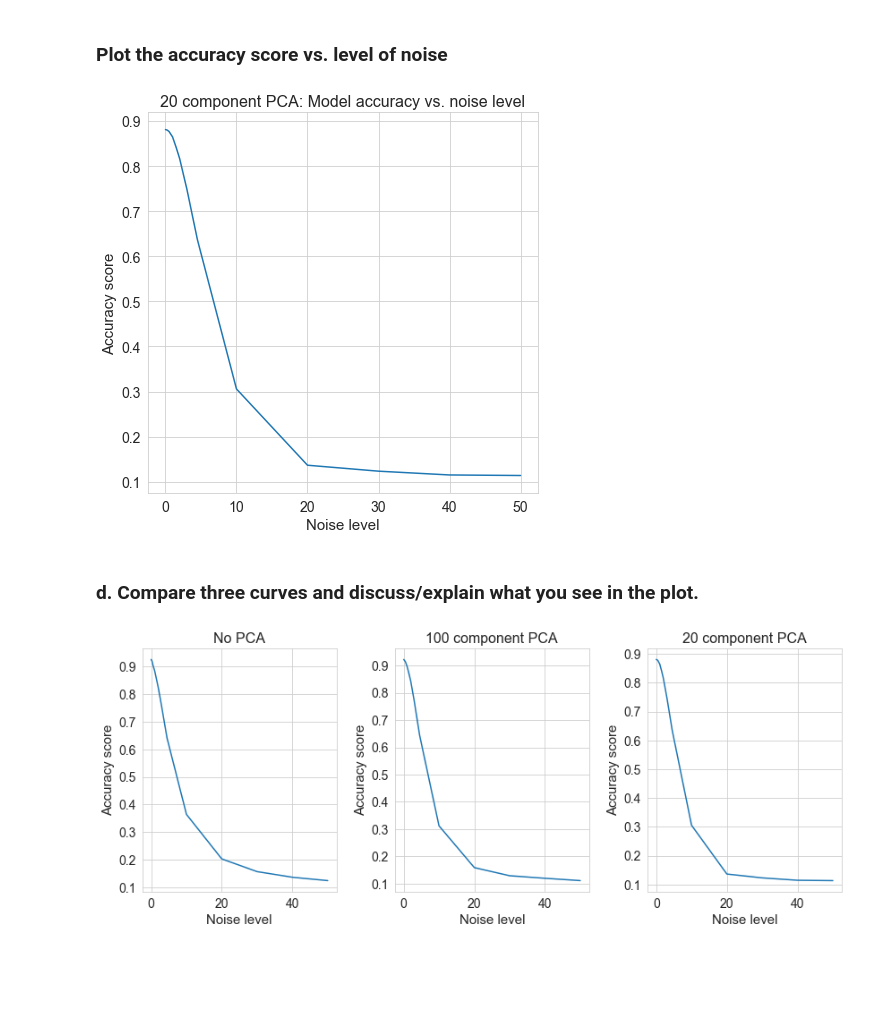
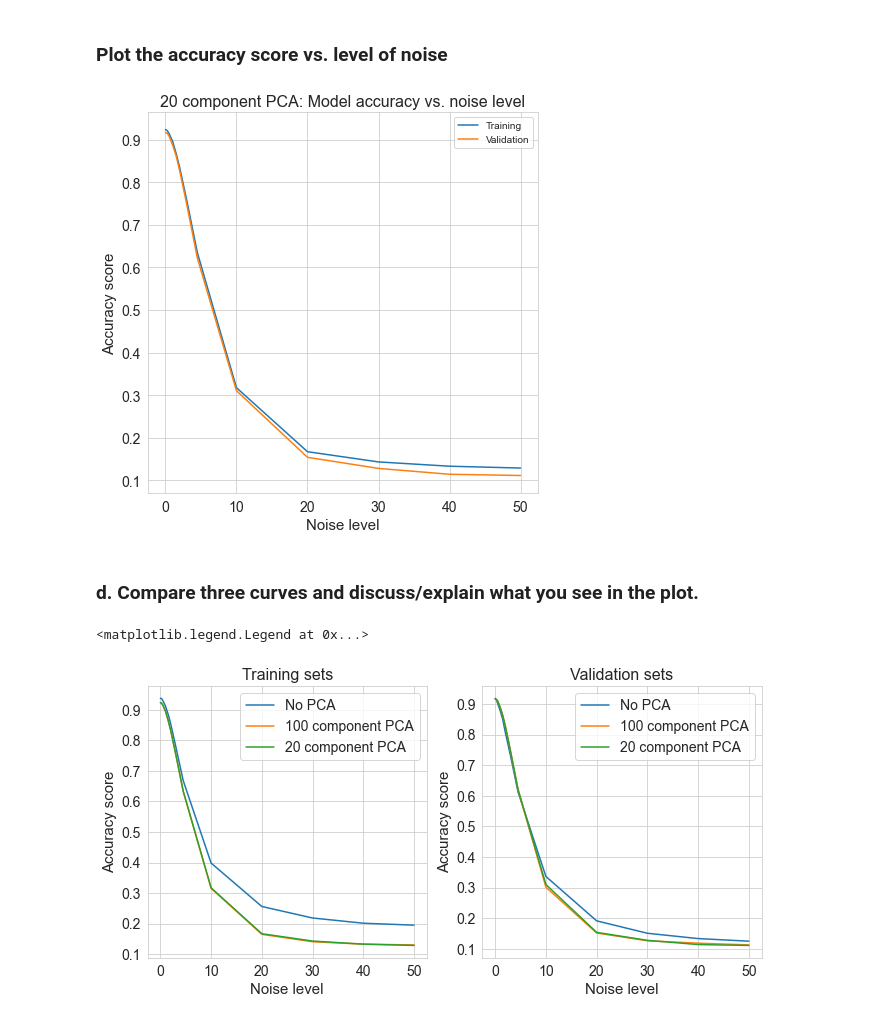
Before and after one commit to drichts/Machine_Learning, a Jupyter notebook: Assign2_drichts/Question_1.ipynb, the cells around one changed output. Drawn from its saved outputs; the diff is of its cells as text; code cells hidden in the pictures; blank space fills up the shorter version.

```diff
--- a/Assign2_drichts/Question_1.ipynb
+++ b/Assign2_drichts/Question_1.ipynb
@@ -51,7 +54,8 @@ noise_train = np.random.rand(60000, 784)
 noise_valid = np.random.rand(10000, 784)
 
 # Initialize an array to hold the accuracy score for each level of n_noise
-acc_no_pca = np.zeros(len(n_noise))
+acc_no_pca_tr = np.zeros(len(n_noise))
+acc_no_pca_va = np.zeros(len(n_noise))
 
 # For loop to loop through the n_noise values and fit the data with Logistic Regessor
 for c_idx, c_noise in enumerate(n_noise):
@@ -61,15 +65,17 @@ for c_idx, c_noise in enumerate(n_noise):
     noise_va = noise_valid * c_noise
 
     # Set temporary variables in the loop to the baseline MNIST training and validation set and scale
-    inp_tr = input_tr/255
-    inp_va = input_va/255
+    inp_tr_temp = input_tr/255
+    inp_va_temp = input_va/255
 
     # Add the noise to the MNIST data and normalize
-    inp_tr = (inp_tr + noise_tr)/(1 + c_noise)
-    inp_va = (inp_va + noise_va)/(1 + c_noise)
+    inp_tr_temp = (inp_tr_temp + noise_tr)/(1 + c_noise)
+    inp_va_temp = (inp_va_temp + noise_va)/(1 + c_noise)
 
     # Combine the training and test sets
-    inpT = np.concatenate((inp_tr, inp_va))
+    inpT = np.concatenate((inp_tr_temp, inp_va_temp))
+
+    print('The shape of the concatenated input training and validation set is: ', np.shape(inpT))
 
     # Split the data into training and test
     inp_tr, inp_va, tar_tr, tar_va = train_test_split(inpT, tarT, test_size=0.3, random_state=0)
@@ -85,5 +91,6 @@ for c_idx, c_noise in enumerate(n_noise):
     pred_va = log_reg.predict(inp_va)
 
     # Find the accuracy score of the metric
-    acc_no_pca[c_idx] = metrics.accuracy_score(pred_va, tar_va)
+    acc_no_pca_tr[c_idx] = metrics.accuracy_score(pred_tr, tar_tr)
+    acc_no_pca_va[c_idx] = metrics.accuracy_score(pred_va, tar_va)
 # %% [output]
@@ -307,42 +392,51 @@ Data shape:  (60000, 784) (10000, 784)
 # %%
 # Set up the accuracy vs. n_noise plot for no PCA
 fig_with_pca20 = plt.figure(figsize=(7, 7))
-plt.plot(n_noise, acc_with_pca20)
+plt.plot(n_noise, acc_with_pca20_tr)
+plt.plot(n_noise, acc_with_pca20_va)
 plt.title('20 component PCA: Model accuracy vs. noise level', fontsize=16)
 plt.xlabel('Noise level', fontsize=15)
 plt.ylabel('Accuracy score', fontsize=15)
 plt.tick_params(labelsize=14)
+plt.legend(['Training', 'Validation'])
 plt.show()
 # %% [output]
-[figure, old version]
+[figure, new version]
 # %% [markdown]
 ### d. Compare three curves and discuss/explain what you see in the plot.
 # %%
 # Set up the figure with all 3 plots
-fig_all, ax = plt.subplots(1, 3, figsize=(14, 5))
+fig_all, ax = plt.subplots(1, 2, figsize=(11, 5))
 
-# No PCA
-ax[0].plot(n_noise, acc_no_pca)
-ax[0].set_title('No PCA', fontsize=16)
+# Training sets
+ax[0].plot(n_noise, acc_no_pca_tr)
+ax[0].plot(n_noise, acc_with_pca100_tr)
+ax[0].plot(n_noise, acc_with_pca20_tr)
+ax[0].set_title('Training sets', fontsize=16)
 ax[0].set_xlabel('Noise level', fontsize=15)
 ax[0].set_ylabel('Accuracy score', fontsize=15)
 ax[0].tick_params(labelsize=14)
+ax[0].legend(['No PCA', '100 component PCA', '20 component PCA'], fontsize=14)
 
-# Components = 100
-ax[1].plot(n_noise, acc_with_pca100)
-ax[1].set_title('100 component PCA', fontsize=16)
+# Validation sets
+ax[1].plot(n_noise, acc_no_pca_va)
+ax[1].plot(n_noise, acc_with_pca100_va)
+ax[1].plot(n_noise, acc_with_pca20_va)
+ax[1].set_title('Validation sets', fontsize=16)
 ax[1].set_xlabel('Noise level', fontsize=15)
 ax[1].set_ylabel('Accuracy score', fontsize=15)
 ax[1].tick_params(labelsize=14)
+ax[1].legend(['No PCA', '100 component PCA', '20 component PCA'], fontsize=14)
 
-# Components = 20
-ax[2].plot(n_noise, acc_with_pca20)
-ax[2].set_title('20 component PCA', fontsize=16)
-ax[2].set_xlabel('Noise level', fontsize=15)
-ax[2].set_ylabel('Accuracy score', fontsize=15)
-ax[2].tick_params(labelsize=14)
+# # Components = 20
+# ax[2].plot(n_noise, acc_with_pca20)
+# ax[2].set_title('20 component PCA', fontsize=16)
+# ax[2].set_xlabel('Noise level', fontsize=15)
+# ax[2].set_ylabel('Accuracy score', fontsize=15)
+# ax[2].tick_params(labelsize=14)
 
-plt.subplots_adjust(wspace=0.3)
-plt.show()
+# plt.subplots_adjust(wspace=0.3)
+# plt.show()
 # %% [output]
+<matplotlib.legend.Legend at 0x...>
-[figure, old version]
+[figure, new version]
```
Also changed, not shown: parts of 6 cells of this notebook, 2 other files.
